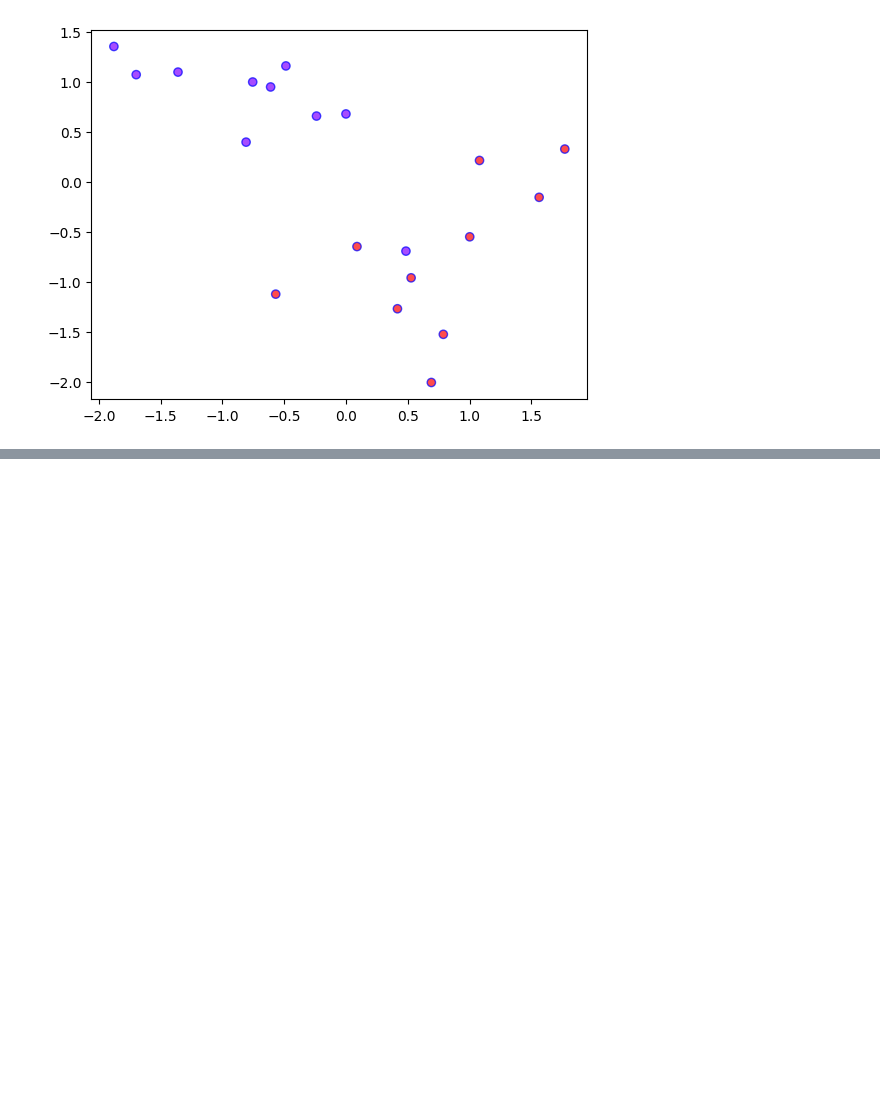
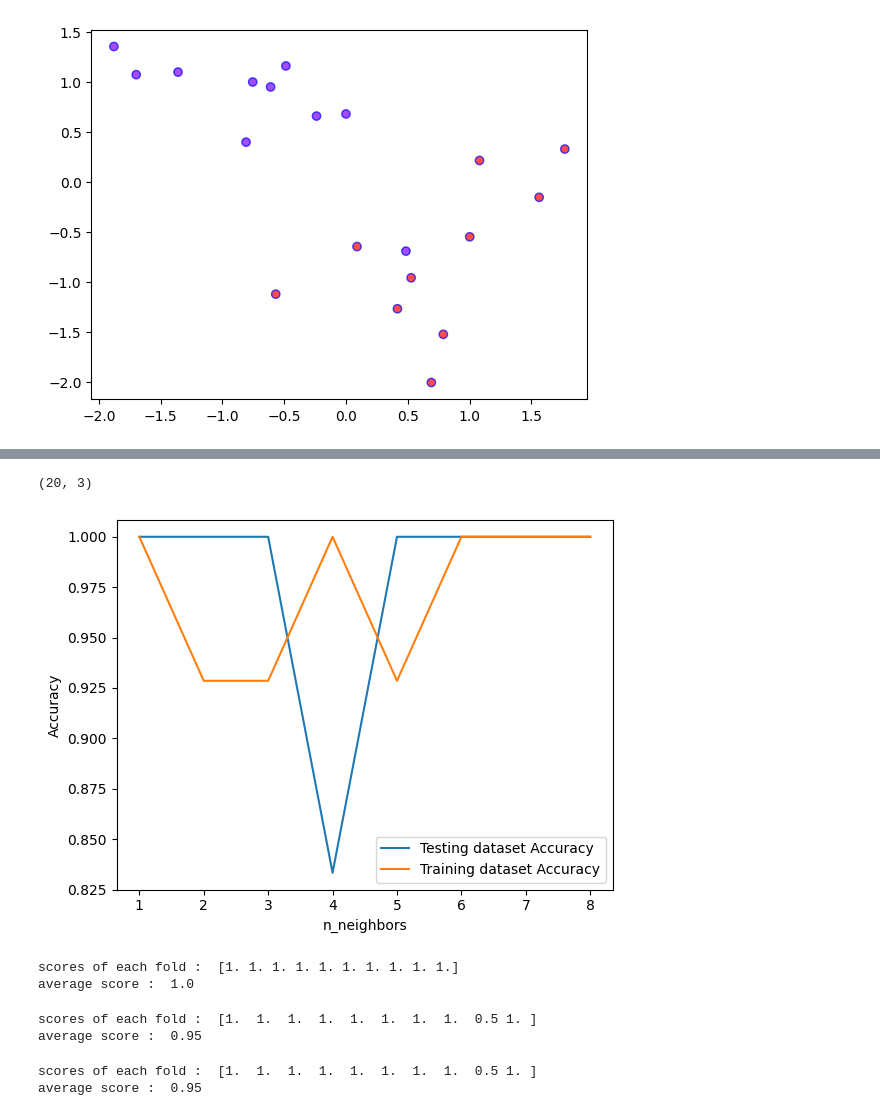
Before and after one commit to krishnakumar1612/music_genre_classification, a Jupyter notebook: notebook/music_genre_classification.ipynb, the cells around one changed output, grey strips where cells are left out. Cells and saved outputs as stored; diff of their text form; code cells hidden in the pictures; blank space fills up the shorter version.

```diff
--- a/notebook/music_genre_classification.ipynb
+++ b/notebook/music_genre_classification.ipynb
@@ -588,0 +499,8 @@ classification_fs
+# %%
+feature_imp = matrix[['Y']]
+# %%
+feature_imp = feature_imp.apply(abs)
+feature_imp = feature_imp.sort_values(['Y'], ascending=False)
+feature_imp = feature_imp[1:]
+print (feature_imp.shape)
+print(feature_imp.head(20))
@@ -588,0 +525,4 @@ classification_fs
+# %%
+# Lets take top 03 feature for the mdel training
+dfsc = df[list(feature_imp.head(3).index)]
+dfsc.head()
@@ -588,0 +536,62 @@ classification_fs
+# %%
+dfsc.shape
+# %% [output]
+(20, 3)
+# %%
+# Scale the input features
+sc = StandardScaler()
+x = sc.fit_transform(dfsc.values)
+# %%
+# split in train and test
+X_train, X_test, y_train, y_test = train_test_split(x, Y, test_size=0.3, random_state=11)
+# Using KNN classifier
+neighbors = np.arange(1, 9)
+train_accuracy = np.empty(len(neighbors))
+test_accuracy = np.empty(len(neighbors))
+
+# Loop over K values
+for i, k in enumerate(neighbors):
+    knn = KNeighborsClassifier(n_neighbors=k)
+    knn.fit(X_train, y_train)
+
+    # Compute training and test data accuracy
+    train_accuracy[i] = knn.score(X_train, y_train)
+    test_accuracy[i] = knn.score(X_test, y_test)
+
+# Generate plot
+plt.plot(neighbors, test_accuracy, label = 'Testing dataset Accuracy')
+plt.plot(neighbors, train_accuracy, label = 'Training dataset Accuracy')
+
+plt.legend()
+plt.xlabel('n_neighbors')
+plt.ylabel('Accuracy')
+plt.show()
+# %% [output]
+[figure, added]
+# %%
+# classify using KNN classifier
+classifier = KNeighborsClassifier(n_neighbors=6)
+l_scores = cross_val_score(classifier, x, Y, cv=10)
+print ( 'scores of each fold : ', l_scores)
+print ( 'average score : ', np.average(l_scores))
+# %% [output]
+scores of each fold :  [1. 1. 1. 1. 1. 1. 1. 1. 1. 1.]
+average score :  1.0
+# %%
+# classify using Logistic classifier
+classifier = LogisticRegression()
+l_scores = cross_val_score(classifier, x, Y, cv=10)
+print ( 'scores of each fold : ', l_scores)
+print ( 'average score : ', np.average(l_scores))
+# %% [output]
+scores of each fold :  [1.  1.  1.  1.  1.  1.  1.  1.  0.5 1. ]
+average score :  0.95
+# %%
+# classify using random forest classifier
+classifier = RandomForestClassifier(max_depth=3, random_state=0)
+l_scores = cross_val_score(classifier, x, Y, cv=10)
+print ( 'scores of each fold : ', l_scores)
+print ( 'average score : ', np.average(l_scores))
+# %% [output]
+scores of each fold :  [1.  1.  1.  1.  1.  1.  1.  1.  0.5 1. ]
+average score :  0.95
```
Also changed, not shown: parts of 61 cells of this notebook.
